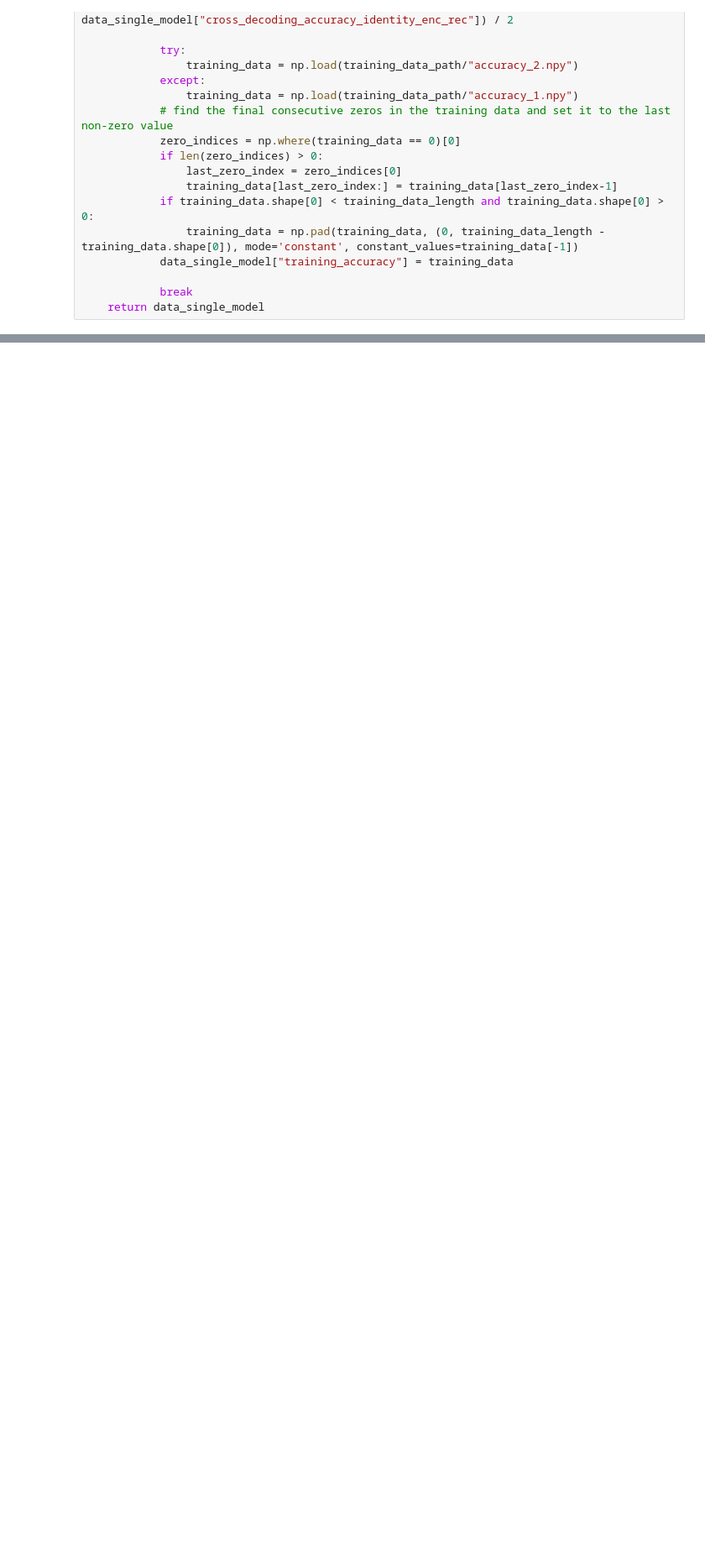
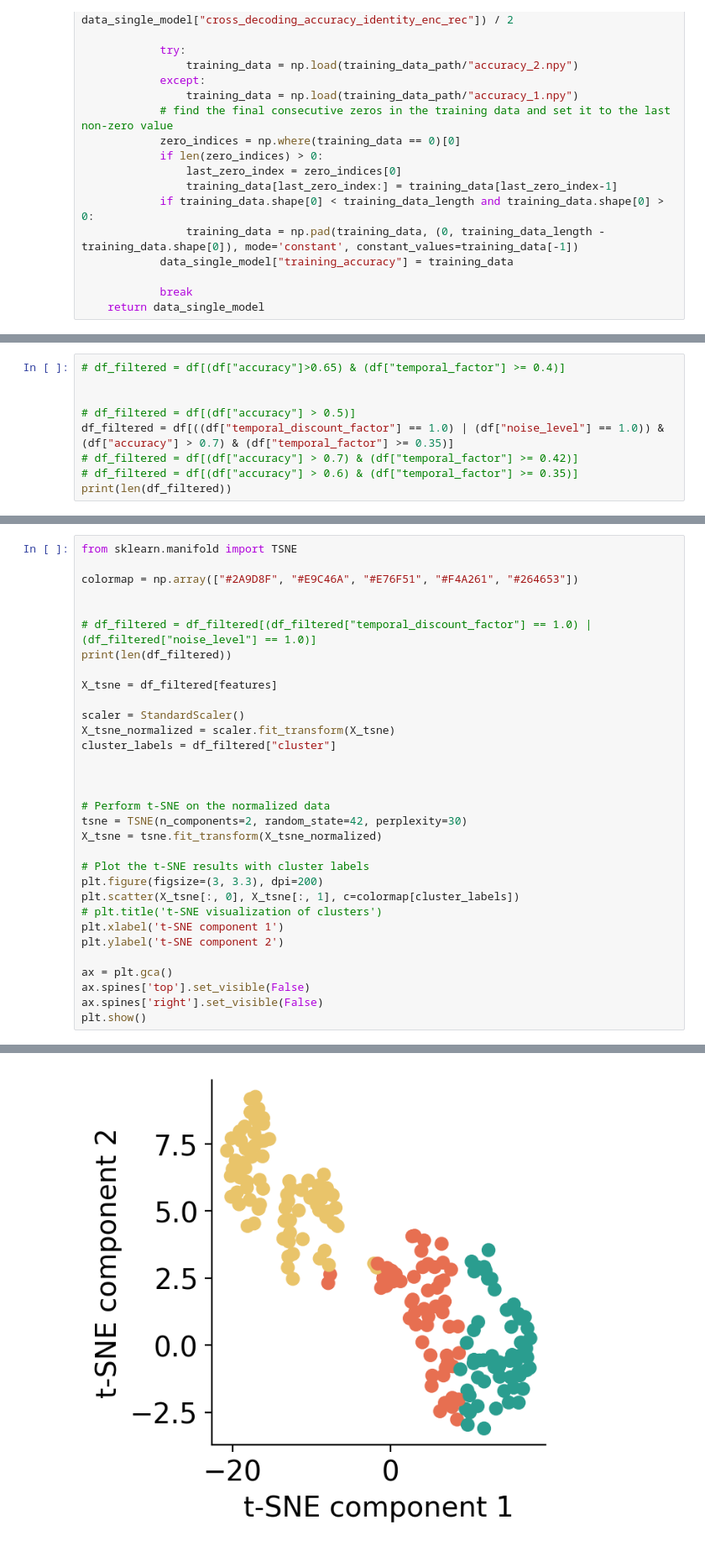
Before and after one commit to Veritaria/rnn-free-recall, a Jupyter notebook: analysis_ctx.ipynb, the cells around one changed output, grey strips where cells are left out. Shown at 84% size. Cells and saved outputs as stored; diff of their text form; blank space fills up the shorter version.

```diff
--- a/analysis_ctx.ipynb
+++ b/analysis_ctx.ipynb
@@ -281,0 +382,9 @@ Name: noise_type, dtype: object
+# %%
+# df_filtered = df[(df["accuracy"]>0.65) & (df["temporal_factor"] >= 0.4)]
+
+
+# df_filtered = df[(df["accuracy"] > 0.5)]
+df_filtered = df[((df["temporal_discount_factor"] == 1.0) | (df["noise_level"] == 1.0)) & (df["accuracy"] > 0.7) & (df["temporal_factor"] >= 0.35)]
+# df_filtered = df[(df["accuracy"] > 0.7) & (df["temporal_factor"] >= 0.42)]
+# df_filtered = df[(df["accuracy"] > 0.6) & (df["temporal_factor"] >= 0.35)]
+print(len(df_filtered))
@@ -281,0 +451,33 @@ Name: noise_type, dtype: object
+# %%
+from sklearn.manifold import TSNE
+
+colormap = np.array(["#2A9D8F", "#E9C46A", "#E76F51", "#F4A261", "#264653"])
+
+
+# df_filtered = df_filtered[(df_filtered["temporal_discount_factor"] == 1.0) | (df_filtered["noise_level"] == 1.0)]
+print(len(df_filtered))
+
+X_tsne = df_filtered[features]
+
+scaler = StandardScaler()
+X_tsne_normalized = scaler.fit_transform(X_tsne)
+cluster_labels = df_filtered["cluster"]
+
+
+
+# Perform t-SNE on the normalized data
+tsne = TSNE(n_components=2, random_state=42, perplexity=30)
+X_tsne = tsne.fit_transform(X_tsne_normalized)
+
+# Plot the t-SNE results with cluster labels
+plt.figure(figsize=(3, 3.3), dpi=200)
+plt.scatter(X_tsne[:, 0], X_tsne[:, 1], c=colormap[cluster_labels])
+# plt.title('t-SNE visualization of clusters')
+plt.xlabel('t-SNE component 1')
+plt.ylabel('t-SNE component 2')
+
+ax = plt.gca()
+ax.spines['top'].set_visible(False)
+ax.spines['right'].set_visible(False)
+plt.show()
+# %% [output]
@@ -281,0 +485 @@ Name: noise_type, dtype: object
+[figure, added]
```
Also changed, not shown: parts of 14 cells of this notebook, 10 other files.
